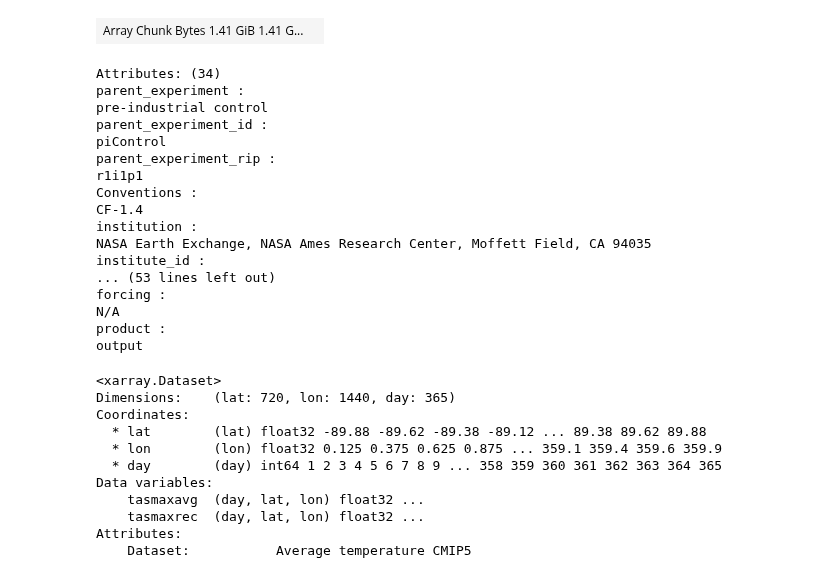
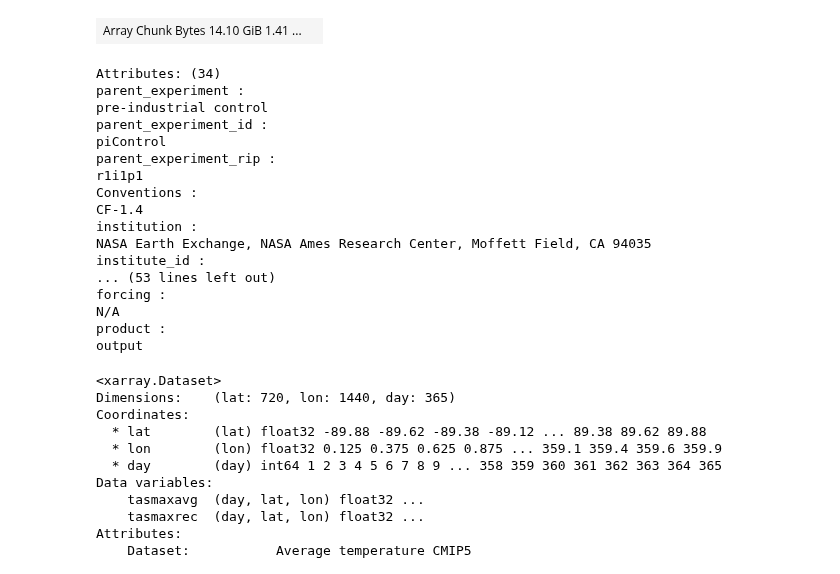
Before and after one commit to KorayKinik/heat-extremes-CMIP6, a Jupyter notebook: koray/Untitled7.ipynb, the cells around one changed output. Saved outputs shown, nothing was run; the diff lists cells and outputs as text; code cells hidden in the pictures.

```diff
--- a/koray/Untitled7.ipynb
+++ b/koray/Untitled7.ipynb
@@ -63,7 +63,8 @@ def print_stats(arr:np.ndarray) -> None:
     shp = arr_tmax3d.shape
     print(f"""processing.. year={year}, shape z,y,x={shp}, in-memory={size} GB""")
 # %%
-ds = xr.open_mfdataset('Koray/tasmax_day_BCSD_historical_r1i1p1_inmcm4_1950.nc')
+# ds = xr.open_mfdataset('Koray/tasmax_day_BCSD_historical_r1i1p1_inmcm4_1950.nc')
+ds = xr.open_mfdataset('Koray/CMIP5/*.nc')
 ds
 
 # is on Dask, a file reading bug comes up. Below is a work around; kinda.
@@ -85,10 +86,10 @@ object
 standard_name :
 ... (57 lines left out)
 coordinates :
 height
 associated_files :
 baseURL: http://cmip-pcmdi.llnl.gov/CMIP5/dataLocation gridspecFile: gridspec_fx_inmcm4_historical_r0i0p0.nc areacella: areacella_fx_inmcm4_historical_r0i0p0.nc
-| Array Chunk Bytes 1.41 GiB 1.41 G... |  |
+| Array Chunk Bytes 14.10 GiB 1.41 ... |  |
 Attributes: (34)
 parent_experiment :
 pre-industrial control
```
Also changed, not shown: parts of 6 cells of this notebook, 2 other files.
